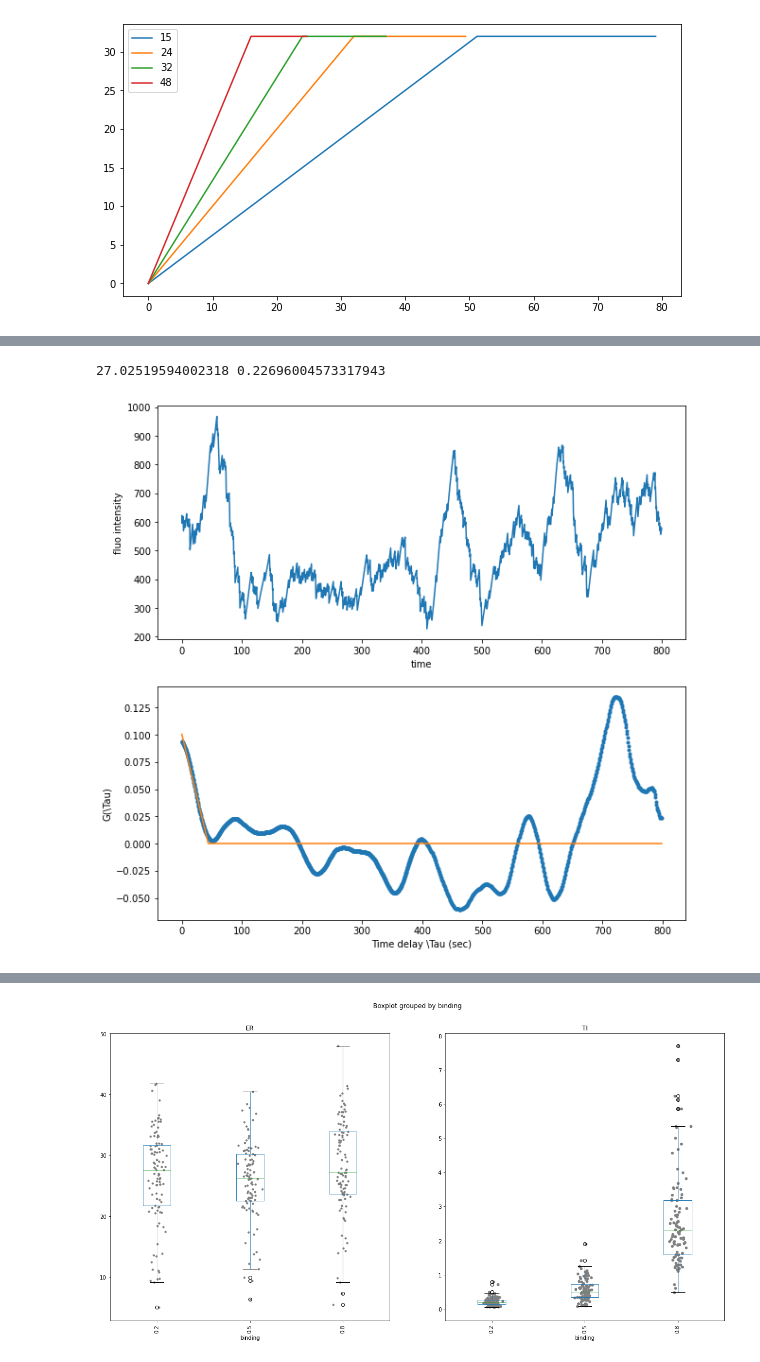
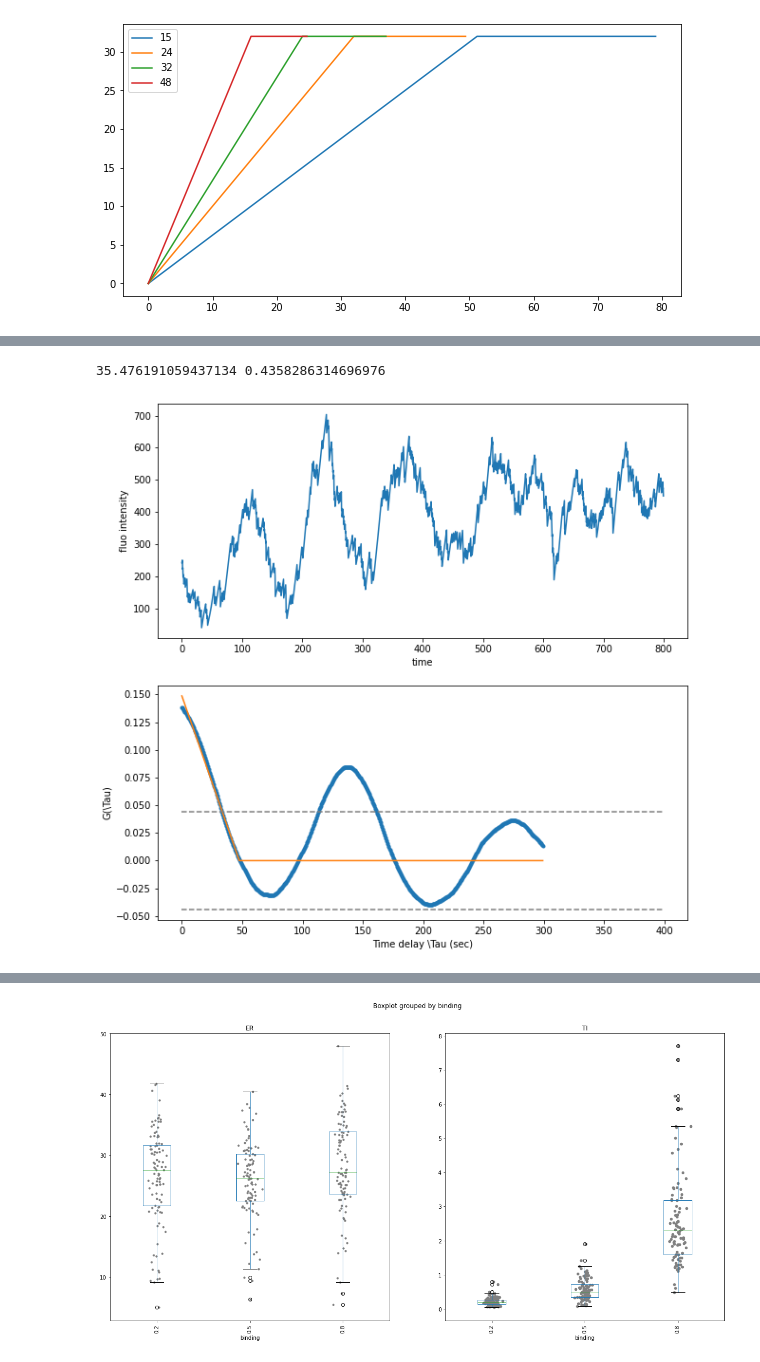
Before and after one commit to sophietheis/KineticAnalysis, a Jupyter notebook: notebook/Synthetic_datas.ipynb, the cells around one changed output, grey strips where cells are left out. Cells and saved outputs as stored; diff of their text form; code cells hidden in the pictures.

```diff
--- a/notebook/Synthetic_datas.ipynb
+++ b/notebook/Synthetic_datas.ipynb
@@ -102,27 +102,29 @@ DELTA_T = 0.4
 
 xx = x_global[::4][-3000:-1000]-2600
 yy = y_global[::4][-3000:-1000]
-
-x_auto, y_auto = autocorrelation(yy, DELTA_T, True)
+x_auto, y_auto = autocorrelation(yy, DELTA_T, True, mm=12)
 elongation_r, translation_init_r = fit_autocorrelation(x_auto, y_auto, fit_function, protein_size=PROTEIN_SIZE)
 
 print(elongation_r, translation_init_r)
 # %% [output]
-27.02519594002318 0.22696004573317943
+35.476191059437134 0.4358286314696976
 # %%
 fig, ax = plt.subplots(2,1)
 ax[0].plot(xx, yy)
 ax[0].set_xlabel("time")
 ax[0].set_ylabel("fluo intensity")
 
-ax[1].plot(x_auto, y_auto, '.')
-ax[1].plot(x_auto, fit_function(x_auto, PROTEIN_SIZE/elongation_r, translation_init_r) )
+ax[1].plot(x_auto[:int(len(x_auto)/2)], y_auto[:int(len(x_auto)/2)], '.')
+ax[1].plot(x_auto[:int(len(x_auto)/2)],
+           fit_function(x_auto, PROTEIN_SIZE/elongation_r, translation_init_r)[:int(len(x_auto)/2)] )
+ax[1].hlines(1.96/np.sqrt(len(yy)), 0, max(x_auto)/2,'gray','--')
+ax[1].hlines(-1.96/np.sqrt(len(yy)), 0, max(x_auto)/2,'gray','--')
 ax[1].set_xlabel("Time delay \Tau (sec)")
 ax[1].set_ylabel("G(\Tau)")
 # ax[1].set_xlim(0,100)
 fig.set_size_inches((10,10))
 # %% [output]
-[figure, old version]
+[figure, new version]
 # %%
 ER = []
 TI = []
```
Also changed, not shown: parts of 3 cells of this notebook, 4 other files.
